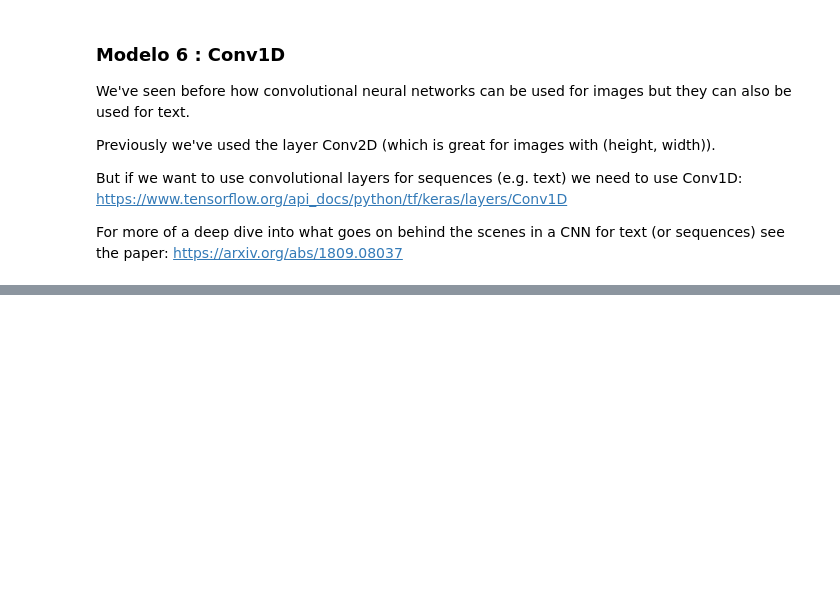
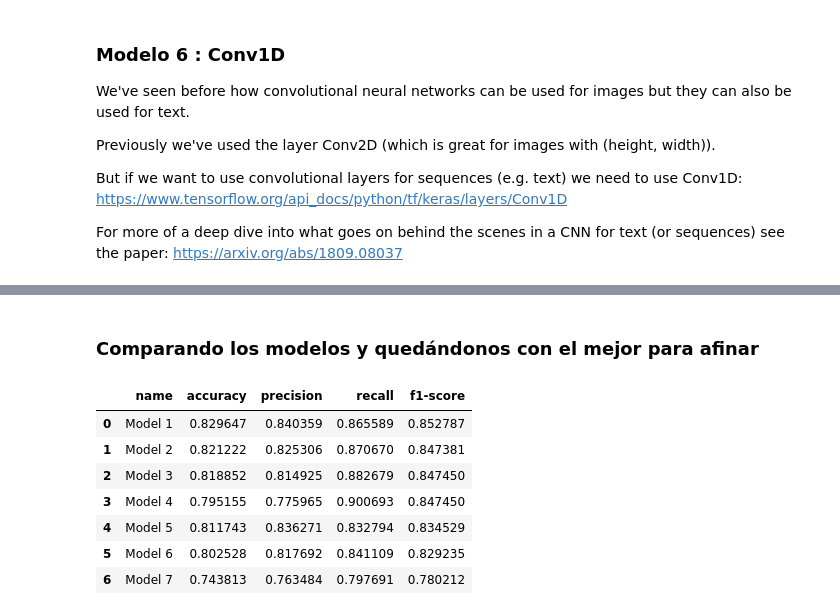
Before and after one commit to MNGARCIA085/IA---Study, a Jupyter notebook: S10 -nlp/Covid - sentiment analysis/Untitled.ipynb, the cells around one changed output, grey strips where cells are left out. Saved outputs shown, nothing was run; the diff lists cells and outputs as text; code cells hidden in the pictures; blank space fills up the shorter version.

```diff
--- a/S10 -nlp/Covid - sentiment analysis/Untitled.ipynb
+++ b/S10 -nlp/Covid - sentiment analysis/Untitled.ipynb
@@ -757,0 +839,9 @@ For more of a deep dive into what goes on behind the scenes in a CNN for text (o
+# %%
+# Create a Keras Layer using the USE pretrained layer from tensorflow hub
+sentence_encoder_layer = hub.KerasLayer("https://tfhub.dev/google/universal-sentence-encoder/4",
+                                        input_shape=[],
+                                        dtype=tf.string,
+                                        trainable=False,
+                                        name="USE")
+
+# se encarga de text vectorization y embedding
@@ -757,0 +890,11 @@ For more of a deep dive into what goes on behind the scenes in a CNN for text (o
+# %%
+# Compile model
+model_7.compile(loss="binary_crossentropy",
+                optimizer=tf.keras.optimizers.Adam(),
+                metrics=['accuracy', 'Precision','Recall'])
+
+
+# Fit the model
+history_7 = model_7.fit(train_dataset,
+                        epochs=5,
+                        validation_data=validation_dataset)
@@ -757,0 +928,15 @@ For more of a deep dive into what goes on behind the scenes in a CNN for text (o
+# %% [markdown]
+### Comparando los modelos y quedándonos con el mejor para afinar
+# %%
+# Combine model results into a DataFrame
+all_model_results = pd.DataFrame(results)
+all_model_results
+# %% [output]
+|  | name | accuracy | precision | recall | f1-score |
+| 0 | Model 1 | 0.829647 | 0.840359 | 0.865589 | 0.852787 |
+| 1 | Model 2 | 0.821222 | 0.825306 | 0.870670 | 0.847381 |
+| 2 | Model 3 | 0.818852 | 0.814925 | 0.882679 | 0.847450 |
+| 3 | Model 4 | 0.795155 | 0.775965 | 0.900693 | 0.847450 |
+| 4 | Model 5 | 0.811743 | 0.836271 | 0.832794 | 0.834529 |
+| 5 | Model 6 | 0.802528 | 0.817692 | 0.841109 | 0.829235 |
+| 6 | Model 7 | 0.743813 | 0.763484 | 0.797691 | 0.780212 |
```
Also changed, not shown: parts of 44 cells of this notebook.
